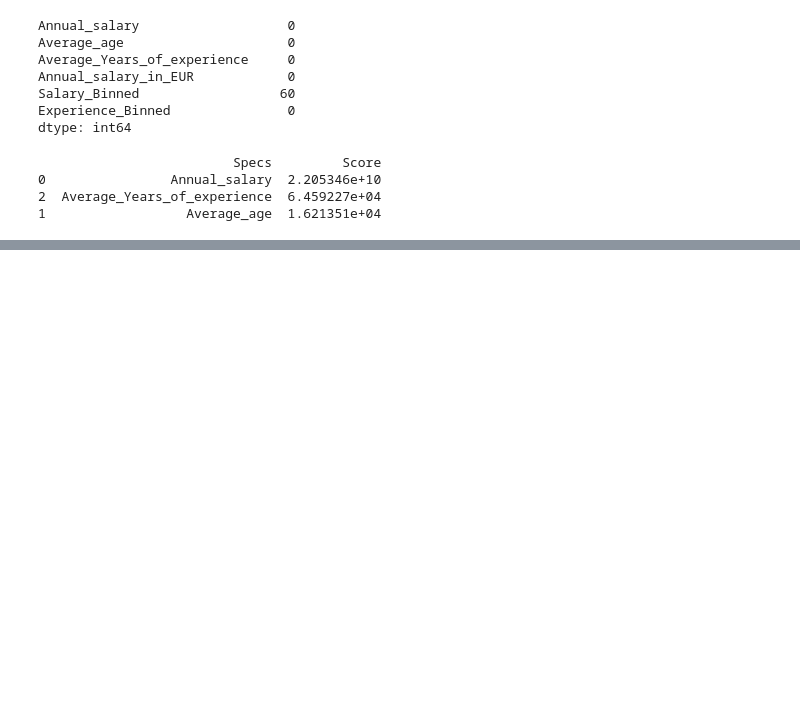
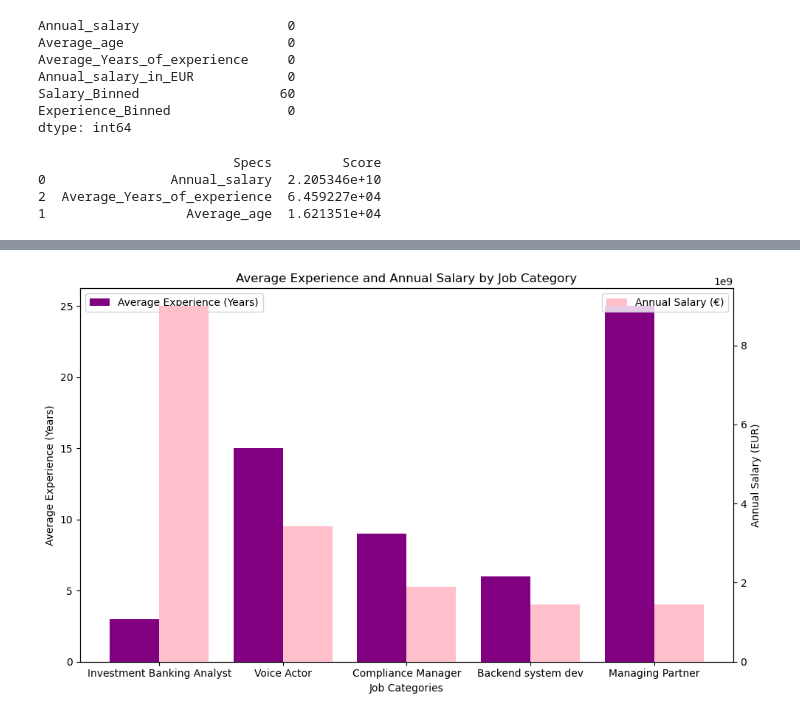
Before and after one commit to pta20037/CA1_SalarySurvey, a Jupyter notebook: CA1_SalarySurvey.ipynb, the cells around one changed output, grey strips where cells are left out. Drawn from its saved outputs; the diff is of its cells as text; code cells hidden in the pictures; blank space fills up the shorter version.

```diff
--- a/CA1_SalarySurvey.ipynb
+++ b/CA1_SalarySurvey.ipynb
@@ -779,0 +824,39 @@ plt.show()
+# %%
+# Data Visualization of Top 5 annual highest earning salaries, based on occupation and compared with years of experience using matplotlib
+# Reference; Geeks for geeks; https://www.geeksforgeeks.org/bar-plot-in-matplotlib/ 12 August 2024
+# https://www.geeksforgeeks.org/matplotlib-pyplot-legend-in-python/ 01 August 2024
+# Stack overflow: https://stackoverflow.com/questions/19125722/adding-a-matplotlib-legend#comment83694442_19125863 20 January 2018
+
+# Categorising top 5 highest earning occupations, average experience years and annual salary in euros
+categories = ['Investment Banking Analyst', 'Voice Actor', 'Compliance Manager', 'Backend system dev', 'Managing Partner']
+average_experience_years = [3.0, 15.0, 9.0, 6.0, 25.0]  # in years
+annual_salary = [8.993505e+09, 3.420560e+09, 1.891175e+09, 1.447160e+09, 1.447160e+09]  # in euros
+
+# Creating a figure and axis
+fig, ax1 = plt.subplots(figsize=(10, 6))
+
+# Creating bar plots for average experience years
+bar_width = 0.4
+x = np.arange(len(categories))
+ax1.bar(x - bar_width/2, average_experience_years, width=bar_width, label='Average Experience (Years)', color='purple')
+
+# Creating a secondary axis for annual salary in EUR
+ax2 = ax1.twinx()
+ax2.bar(x + bar_width/2, annual_salary, width=bar_width, label='Annual Salary (€)', color='pink')
+
+# Adding titles and labels
+ax1.set_xlabel('Job Categories')
+ax1.set_ylabel('Average Experience (Years)', color='black')
+ax2.set_ylabel('Annual Salary (EUR)', color='black')
+ax1.set_title('Average Experience and Annual Salary by Job Category')
+ax1.set_xticks(x)
+ax1.set_xticklabels(categories)
+
+# Add legends
+ax1.legend(loc='upper left')
+ax2.legend(loc='upper right')
+
+plt.tight_layout()
+plt.show()
+# %% [output]
+[figure, added]
```
Also changed, not shown: parts of 9 cells of this notebook.
